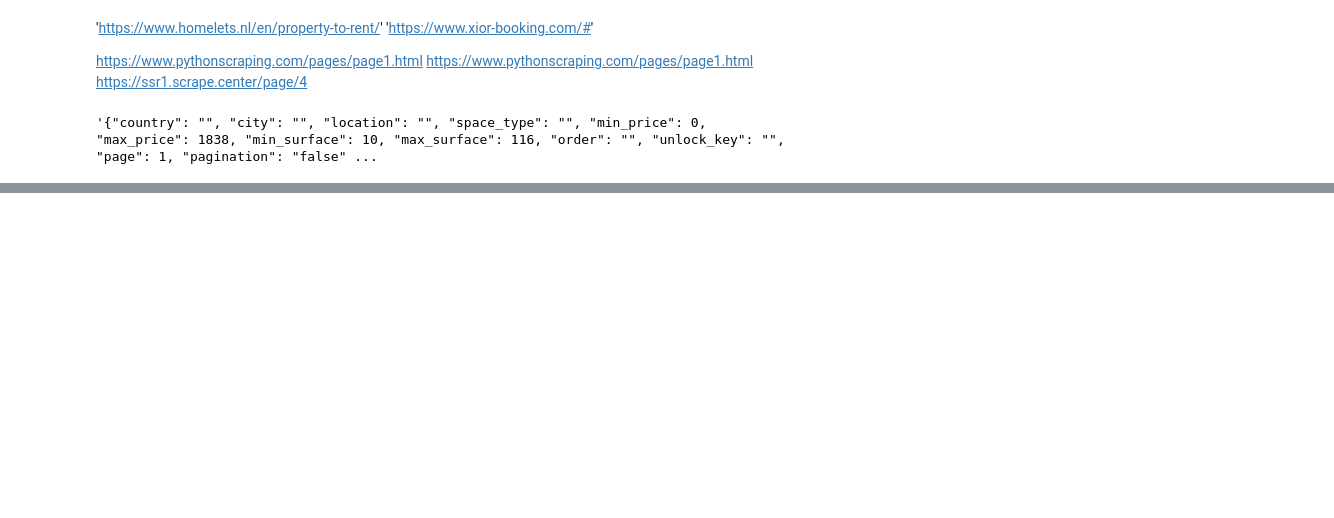
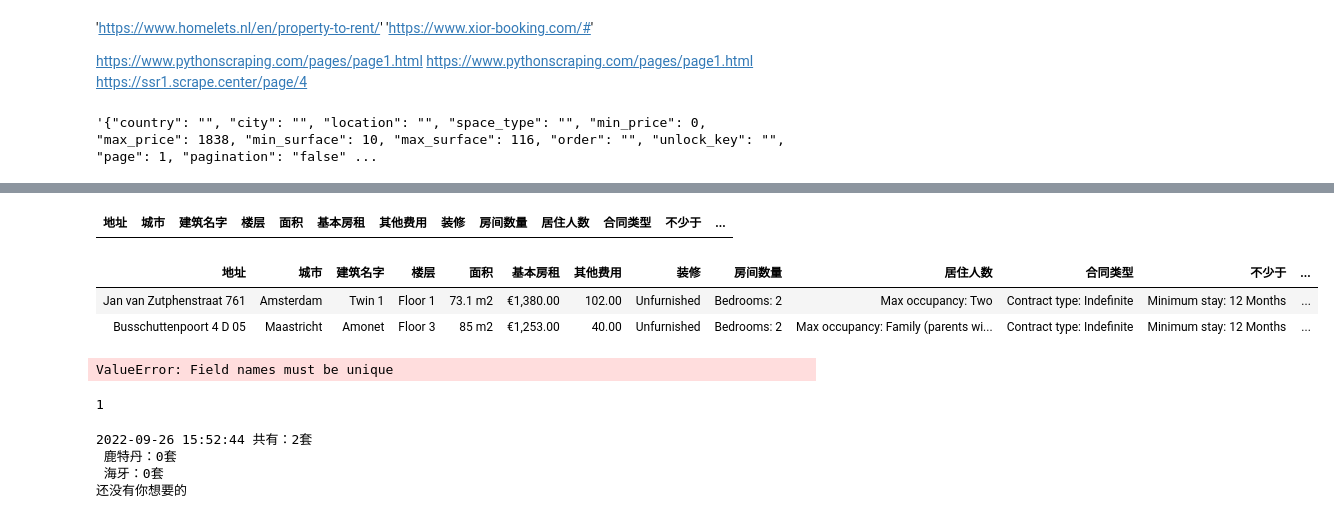
Before and after one commit to Ziyan-Wu/webc, a Jupyter notebook: pachong/xior.ipynb, the cells around one changed output, grey strips where cells are left out. Drawn from its saved outputs; the diff is of its cells as text; code cells hidden in the pictures; blank space fills up the shorter version.

```diff
--- a/pachong/xior.ipynb
+++ b/pachong/xior.ipynb
@@ -42,6 +48,7 @@ json.dumps(xior_data)
 # %% [output]
 '{"country": "", "city": "", "location": "", "space_type": "", "min_price": 0, "max_price": 1838, "min_surface": 10, "max_surface": 116, "order": "", "unlock_key": "", "page": 1, "pagination": "false" ...
 # %%
-response = requests.post(xior, data=xior_data, headers=header)
+response = requests.get(holland2stay, headers=header)
+# response = requests.post(xior, data=xior_data, headers=header)
 print(response.status_code)
 # %% [output]
@@ -108,0 +158,25 @@ print(len(delft))
+# %%
+'''pretty table'''
+llss = [address,city,building,floor,size,
+        rent,ls_othercost,furnish,type,occupancy,
+        contract,min_stay,book,available]
+
+colnames = [
+    '地址',
+    '城市',
+    '建筑名字',
+    '楼层',
+    '面积',
+    '基本房租',
+    '其他费用',
+    '装修',
+    '房间数量',
+    '居住人数',
+    '合同类型',
+    '不少于',
+    '抽奖吗',
+    '开始时间'
+]
+# %%
+combo = [*zip(colnames,llss)]
+combo
@@ -108,0 +199,38 @@ print(len(delft))
+# %%
+tb = pt.PrettyTable()
+tb.field_names = colnames
+tb
+# %% [output]
+| 地址 | 城市 | 建筑名字 | 楼层 | 面积 | 基本房租 | 其他费用 | 装修 | 房间数量 | 居住人数 | 合同类型 | 不少于 | ... |
+# %%
+for ele in combo:
+    tb.add_column(ele[0],ele[1])
+tb
+# %% [output]
+| 地址 | 城市 | 建筑名字 | 楼层 | 面积 | 基本房租 | 其他费用 | 装修 | 房间数量 | 居住人数 | 合同类型 | 不少于 | ... |
+| Jan van Zutphenstraat 761 | Amsterdam | Twin 1 | Floor 1 | 73.1 m2 | €1,380.00 | 102.00 | Unfurnished | Bedrooms: 2 | Max occupancy: Two | Contract type: Indefinite | Minimum stay: 12 Months | ... |
+| Busschuttenpoort 4 D 05 | Maastricht | Amonet | Floor 3 | 85 m2 | €1,253.00 | 40.00 | Unfurnished | Bedrooms: 2 | Max occupancy: Family (parents wi... | Contract type: Indefinite | Minimum stay: 12 Months | ... |
+# %%
+tb['城市']
+# %% [output]
+ValueError: Field names must be unique
+# %%
+city.count('Amsterdam')
+# %% [output]
+1
+# %%
+R = '快去抢鹿特丹的房子！'
+
+print(time.strftime("%Y-%m-%d %H:%M:%S", time.localtime()), '共有：{}套'.format(len(city)),
+      '\n 鹿特丹：{}套'.format(city.count('Rotterdam')),
+      '\n 海牙：{}套'.format(city.count('Rotterdam')))
+
+if 'Rotterdam' in city:
+    print('快去抢')
+else:
+    print('还没有你想要的')
+# %% [output]
+2022-09-26 15:52:44 共有：2套
+ 鹿特丹：0套
+ 海牙：0套
+还没有你想要的
```
Also changed, not shown: parts of 17 cells of this notebook, 1 other file.
